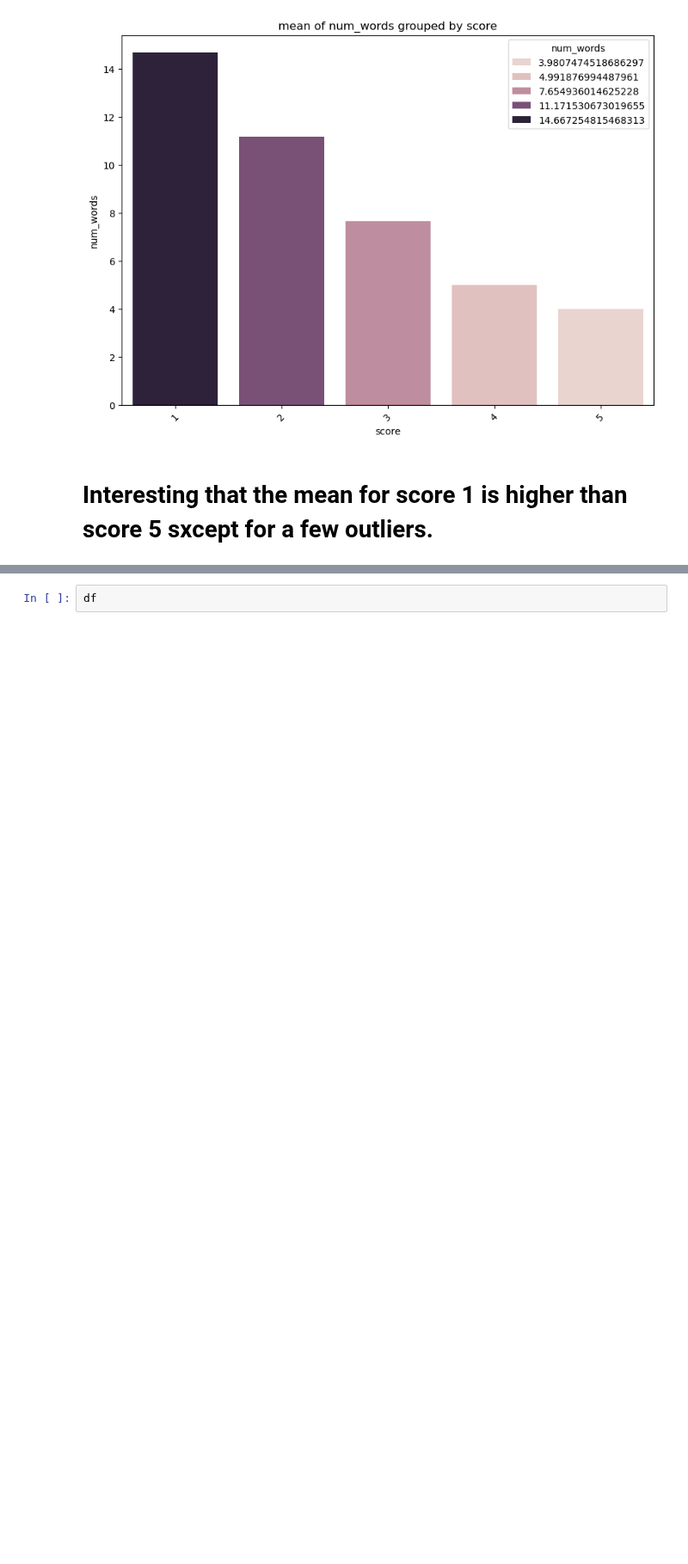
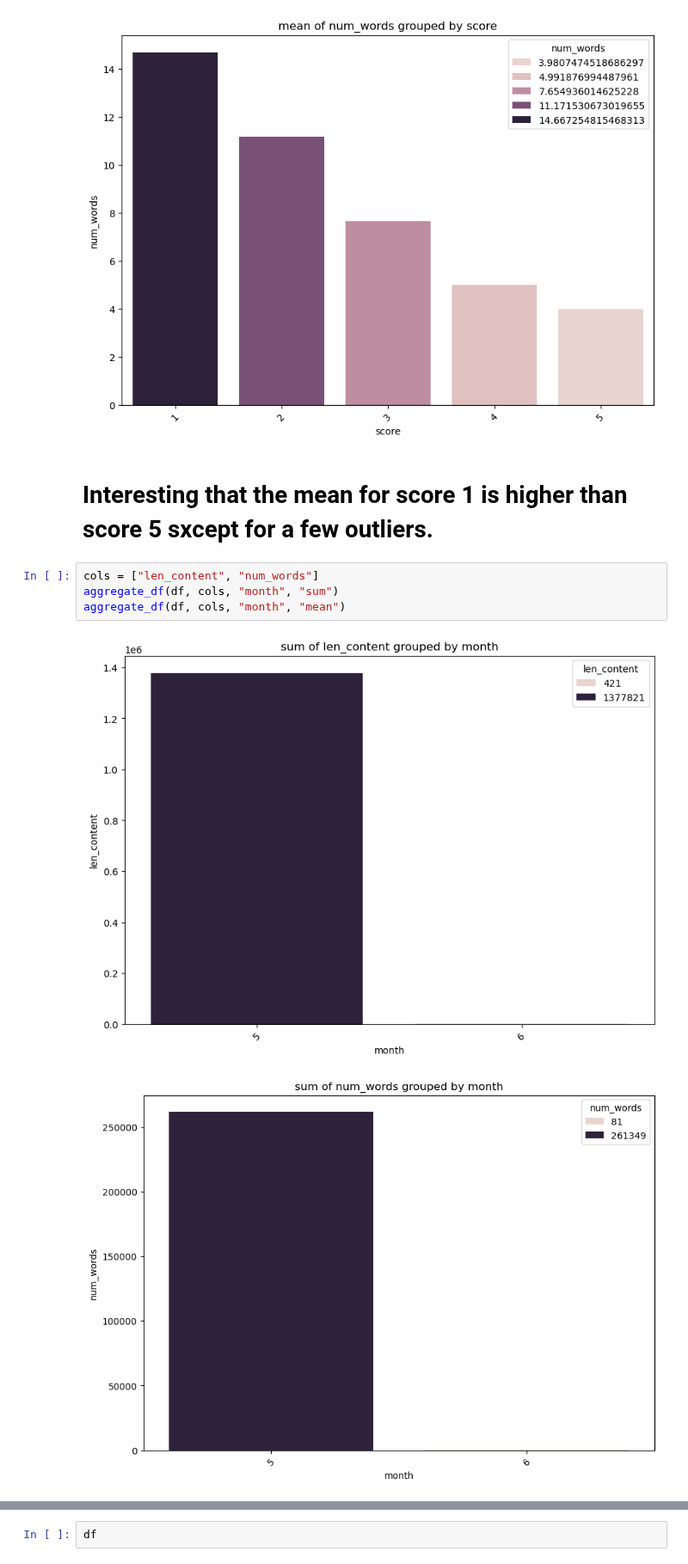
Before and after one commit to MaukanMir/NLP-Facebook-Reviews, a Jupyter notebook: training.ipynb, the cells around one changed output, grey strips where cells are left out. Shown at 86% size. Saved outputs shown, nothing was run; the diff lists cells and outputs as text; blank space fills up the shorter version.

```diff
--- a/training.ipynb
+++ b/training.ipynb
@@ -143,3 +143,10 @@ aggregate_df(df, cols, "score", "mean")
 [figure]
 # %% [markdown]
 # Interesting that the mean for score 1 is higher than score 5 sxcept for a few outliers.
+# %%
+cols = ["len_content", "num_words"]
+aggregate_df(df, cols, "month", "sum")
+aggregate_df(df, cols, "month", "mean")
+# %% [output]
+[figure, added]
+[figure, added]
```
Also changed, not shown: parts of 1 cell of this notebook.
